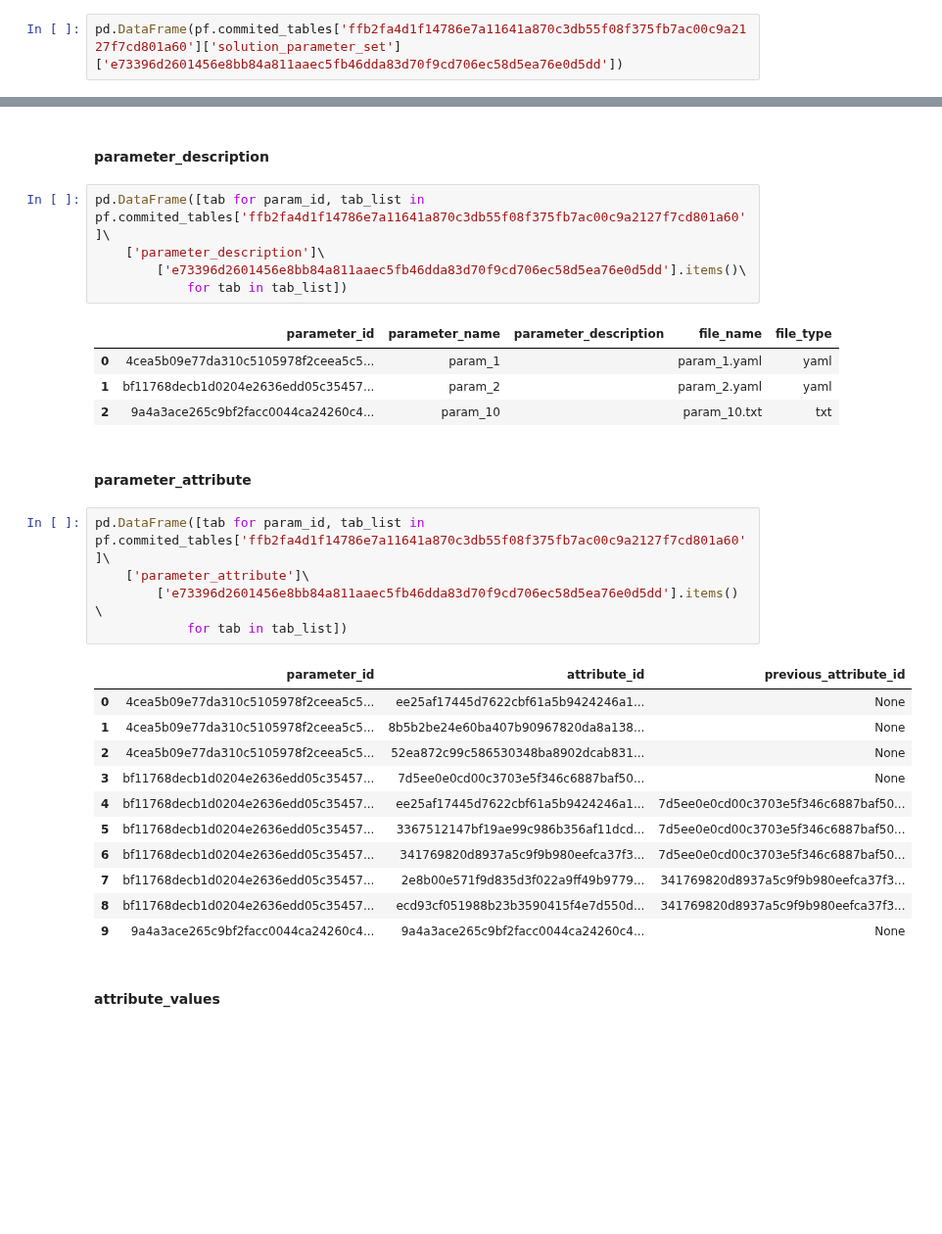
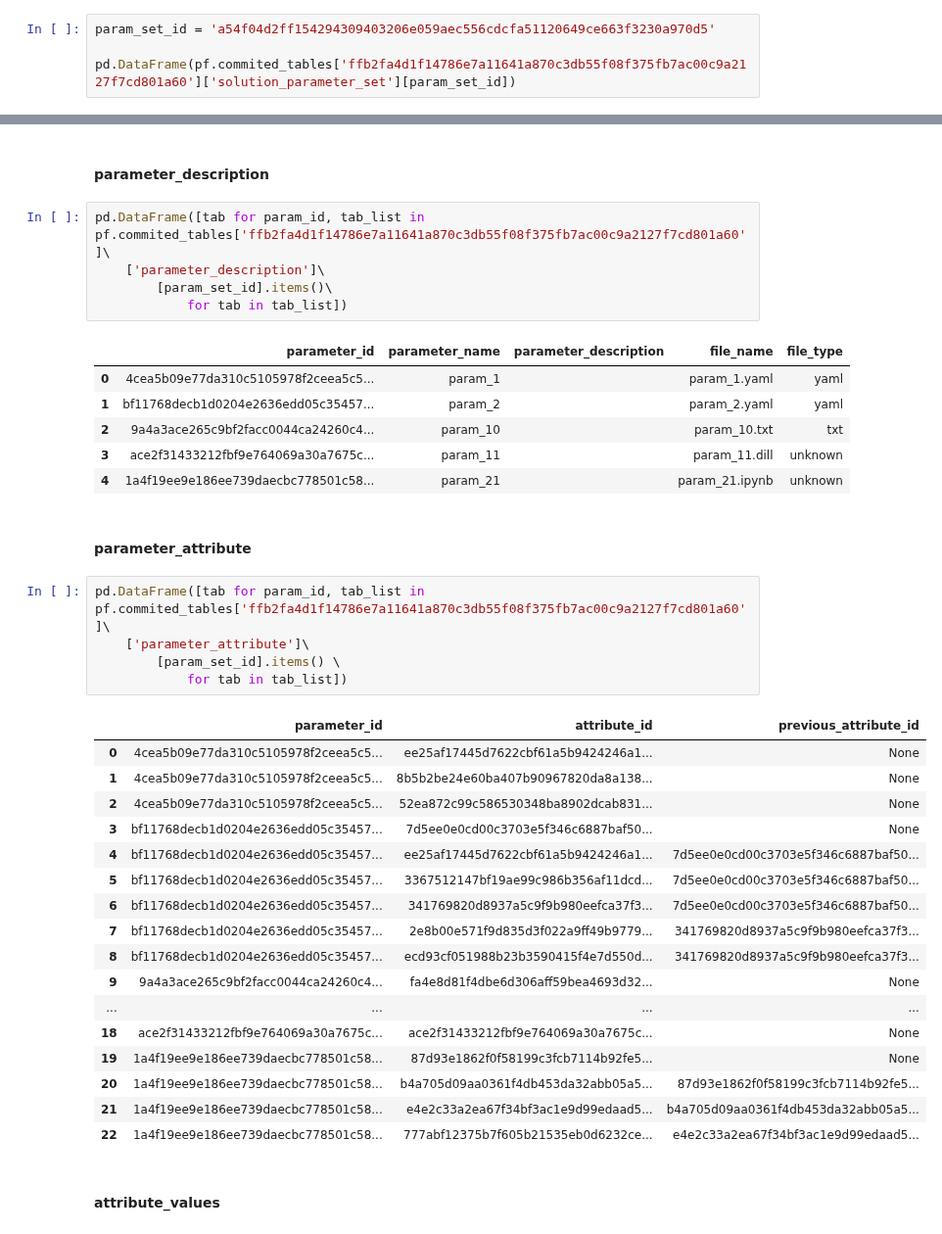
Before and after one commit to Kiril-Mordan/reusables, a Jupyter notebook: draft_notebooks/parameterframe.ipynb, the cells around one changed output, grey strips where cells are left out. Shown at 98% size. Saved outputs shown, nothing was run; the diff lists cells and outputs as text; blank space fills up the shorter version.

```diff
--- a/draft_notebooks/parameterframe.ipynb
+++ b/draft_notebooks/parameterframe.ipynb
@@ -116,6 +68,8 @@ pd.DataFrame(pf.commited_tables['ffb2fa4d1f14786e7a11641a870c3db55f08f375fb7ac00
 # %% [markdown]
 #### solution_parameter_set
 # %%
-pd.DataFrame(pf.commited_tables['ffb2fa4d1f14786e7a11641a870c3db55f08f375fb7ac00c9a2127f7cd801a60']['solution_parameter_set']['e73396d2601456e8bb84a811aaec5fb46dda83d70f9cd706ec58d5ea76e0d5dd'])
+param_set_id = 'a54f04d2ff154294309403206e059aec556cdcfa51120649ce663f3230a970d5'
+
+pd.DataFrame(pf.commited_tables['ffb2fa4d1f14786e7a11641a870c3db55f08f375fb7ac00c9a2127f7cd801a60']['solution_parameter_set'][param_set_id])
 # %% [output]
 |  | solution_id | parameter_set_id | deployment_status | insertion_datetime |
@@ -165,32 +123,40 @@ pf.commited_tables['ffb2fa4d1f14786e7a11641a870c3db55f08f375fb7ac00c9a2127f7cd80
 # %%
 pd.DataFrame([tab for param_id, tab_list in pf.commited_tables['ffb2fa4d1f14786e7a11641a870c3db55f08f375fb7ac00c9a2127f7cd801a60']\
     ['parameter_description']\
-        ['e73396d2601456e8bb84a811aaec5fb46dda83d70f9cd706ec58d5ea76e0d5dd'].items()\
+        [param_set_id].items()\
             for tab in tab_list])
 # %% [output]
 |  | parameter_id | parameter_name | parameter_description | file_name | file_type |
 | 0 | 4cea5b09e77da310c5105978f2ceea5c5... | param_1 |  | param_1.yaml | yaml |
 | 1 | bf11768decb1d0204e2636edd05c35457... | param_2 |  | param_2.yaml | yaml |
 | 2 | 9a4a3ace265c9bf2facc0044ca24260c4... | param_10 |  | param_10.txt | txt |
+| 3 | ace2f31433212fbf9e764069a30a7675c... | param_11 |  | param_11.dill | unknown |
+| 4 | 1a4f19ee9e186ee739daecbc778501c58... | param_21 |  | param_21.ipynb | unknown |
 # %% [markdown]
 #### parameter_attribute
 # %%
 pd.DataFrame([tab for param_id, tab_list in pf.commited_tables['ffb2fa4d1f14786e7a11641a870c3db55f08f375fb7ac00c9a2127f7cd801a60']\
     ['parameter_attribute']\
-        ['e73396d2601456e8bb84a811aaec5fb46dda83d70f9cd706ec58d5ea76e0d5dd'].items() \
+        [param_set_id].items() \
             for tab in tab_list])
 # %% [output]
 |  | parameter_id | attribute_id | previous_attribute_id |
 | 0 | 4cea5b09e77da310c5105978f2ceea5c5... | ee25af17445d7622cbf61a5b9424246a1... | None |
 | 1 | 4cea5b09e77da310c5105978f2ceea5c5... | 8b5b2be24e60ba407b90967820da8a138... | None |
 | 2 | 4cea5b09e77da310c5105978f2ceea5c5... | 52ea872c99c586530348ba8902dcab831... | None |
 | 3 | bf11768decb1d0204e2636edd05c35457... | 7d5ee0e0cd00c3703e5f346c6887baf50... | None |
 | 4 | bf11768decb1d0204e2636edd05c35457... | ee25af17445d7622cbf61a5b9424246a1... | 7d5ee0e0cd00c3703e5f346c6887baf50... |
 | 5 | bf11768decb1d0204e2636edd05c35457... | 3367512147bf19ae99c986b356af11dcd... | 7d5ee0e0cd00c3703e5f346c6887baf50... |
 | 6 | bf11768decb1d0204e2636edd05c35457... | 341769820d8937a5c9f9b980eefca37f3... | 7d5ee0e0cd00c3703e5f346c6887baf50... |
 | 7 | bf11768decb1d0204e2636edd05c35457... | 2e8b00e571f9d835d3f022a9ff49b9779... | 341769820d8937a5c9f9b980eefca37f3... |
 | 8 | bf11768decb1d0204e2636edd05c35457... | ecd93cf051988b23b3590415f4e7d550d... | 341769820d8937a5c9f9b980eefca37f3... |
-| 9 | 9a4a3ace265c9bf2facc0044ca24260c4... | 9a4a3ace265c9bf2facc0044ca24260c4... | None |
+| 9 | 9a4a3ace265c9bf2facc0044ca24260c4... | fa4e8d81f4dbe6d306aff59bea4693d32... | None |
+| ... | ... | ... | ... |
+| 18 | ace2f31433212fbf9e764069a30a7675c... | ace2f31433212fbf9e764069a30a7675c... | None |
+| 19 | 1a4f19ee9e186ee739daecbc778501c58... | 87d93e1862f0f58199c3fcb7114b92fe5... | None |
+| 20 | 1a4f19ee9e186ee739daecbc778501c58... | b4a705d09aa0361f4db453da32abb05a5... | 87d93e1862f0f58199c3fcb7114b92fe5... |
+| 21 | 1a4f19ee9e186ee739daecbc778501c58... | e4e2c33a2ea67f34bf3ac1e9d99edaad5... | b4a705d09aa0361f4db453da32abb05a5... |
+| 22 | 1a4f19ee9e186ee739daecbc778501c58... | 777abf12375b7f605b21535eb0d6232ce... | e4e2c33a2ea67f34bf3ac1e9d99edaad5... |
 # %% [markdown]
 #### attribute_values
 # %%
```
Also changed, not shown: parts of 12 cells of this notebook, 1 other file.
